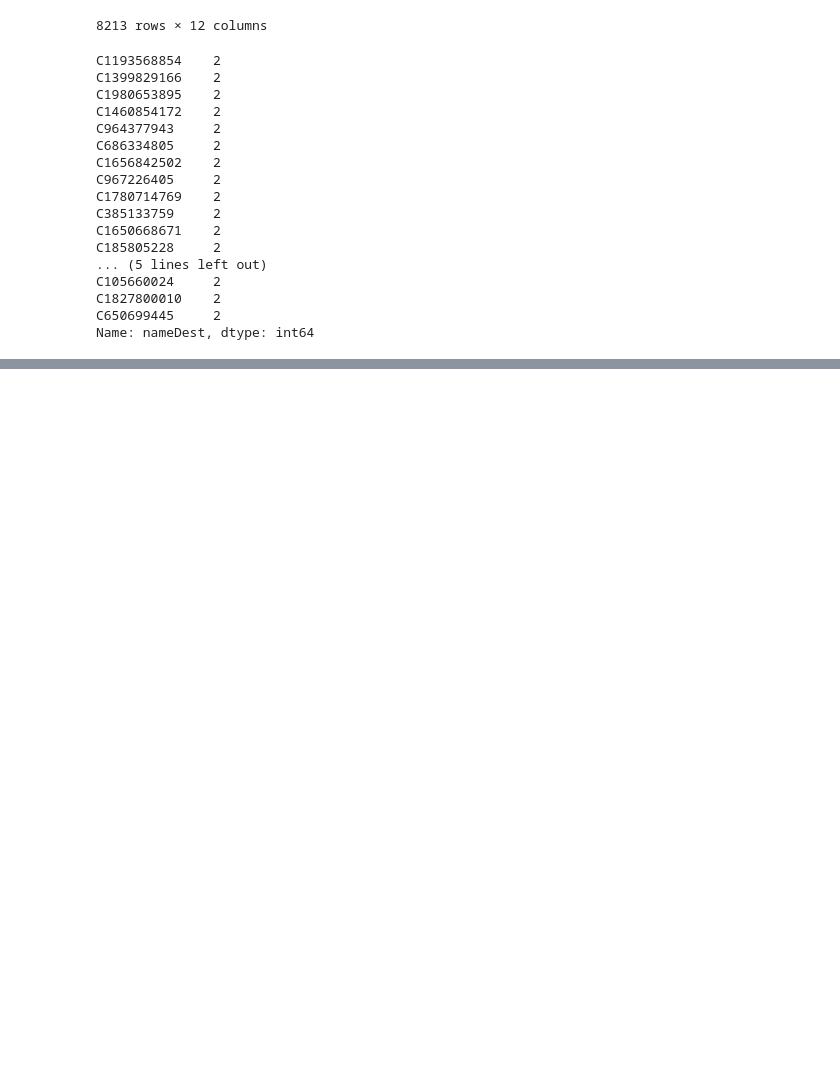
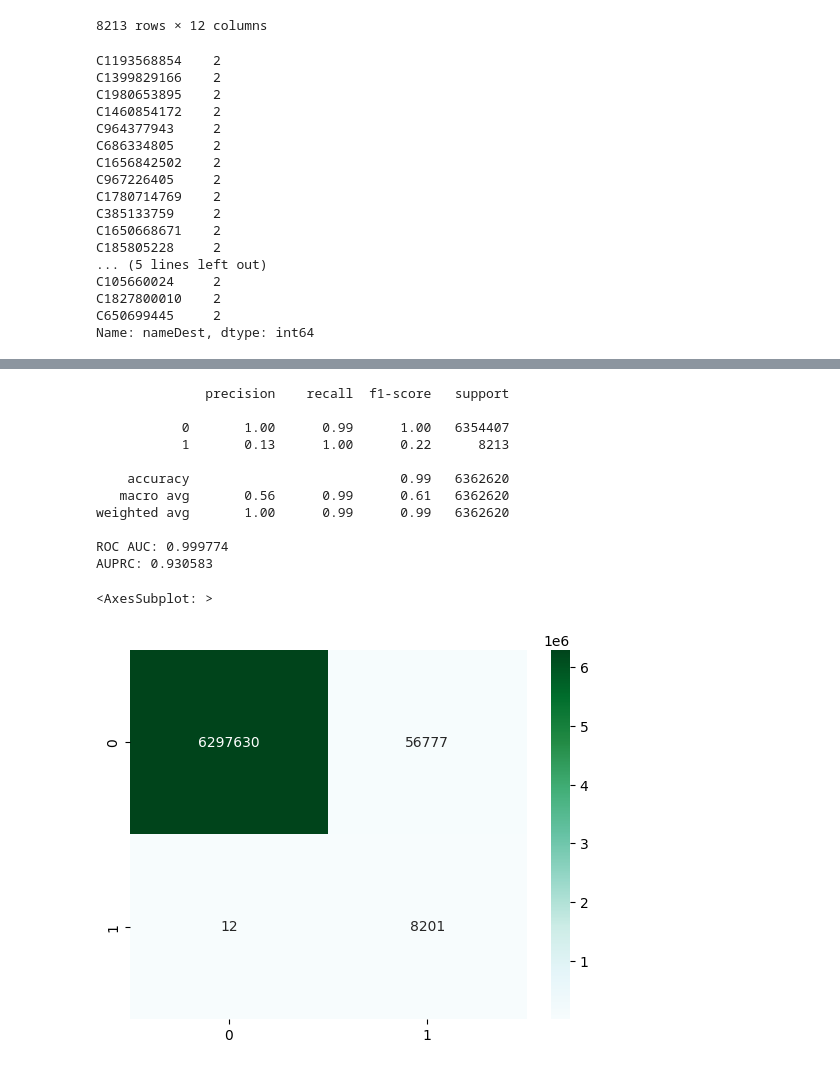
Before and after one commit to psyrgkan/Fraud-Investigation-Tableau, a Jupyter notebook: eda.ipynb, the cells around one changed output, grey strips where cells are left out. Cells and saved outputs as stored; diff of their text form; code cells hidden in the pictures; blank space fills up the shorter version.

```diff
--- a/eda.ipynb
+++ b/eda.ipynb
@@ -164,0 +438,25 @@ df.loc[df.nameDest == 'C1399829166']
+# %%
+X = selector_xgb.transform(X)
+
+y_pred = opt_xgb_pipeline.predict(X)
+print(classification_report(y, y_pred))
+
+y_pred_prob = opt_xgb_pipeline.predict_proba(X)[:,1]
+print("ROC AUC: %f"%(roc_auc_score(y, y_pred_prob)))
+print("AUPRC: %f"%(average_precision_score(y, y_pred_prob)))
+
+sns.heatmap(confusion_matrix(y, y_pred), annot=True, fmt="d", cmap = "BuGn")
+# %% [output]
+              precision    recall  f1-score   support
+
+           0       1.00      0.99      1.00   6354407
+           1       0.13      1.00      0.22      8213
+
+    accuracy                           0.99   6362620
+   macro avg       0.56      0.99      0.61   6362620
+weighted avg       1.00      0.99      0.99   6362620
+
+ROC AUC: 0.999774
+AUPRC: 0.930583
+<AxesSubplot: >
+[figure, added]
```
Also changed, not shown: parts of 23 cells of this notebook, 4 other files.
